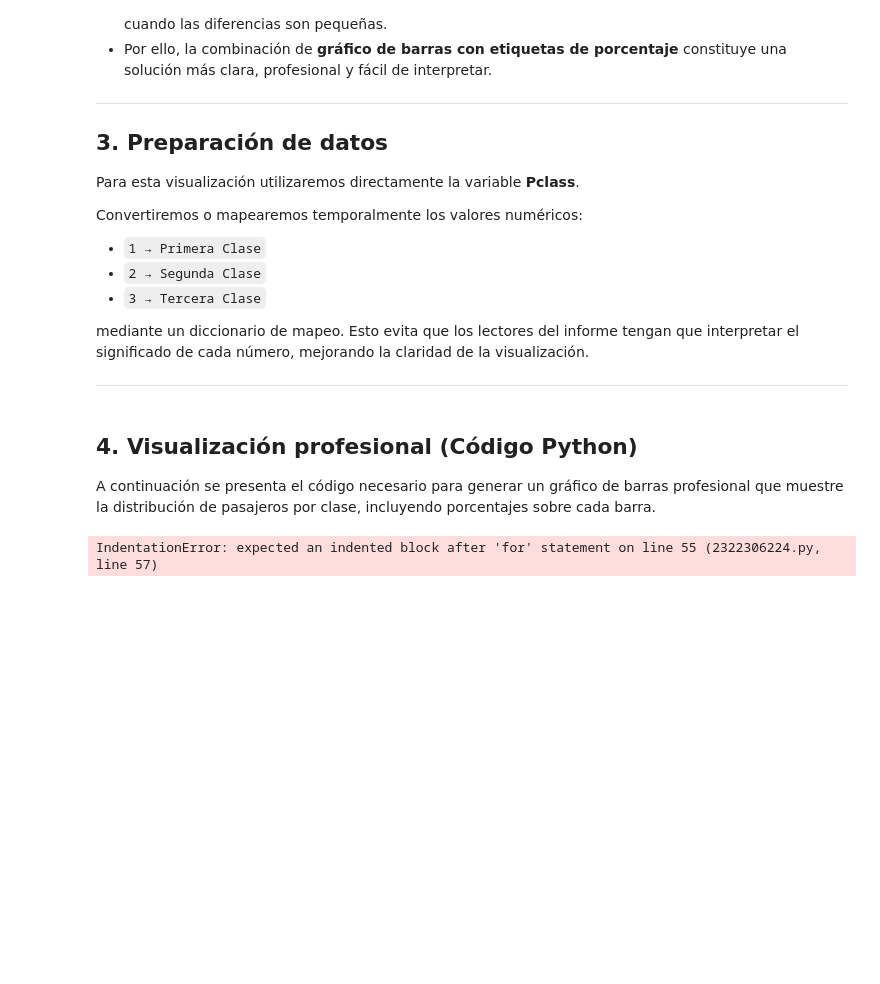
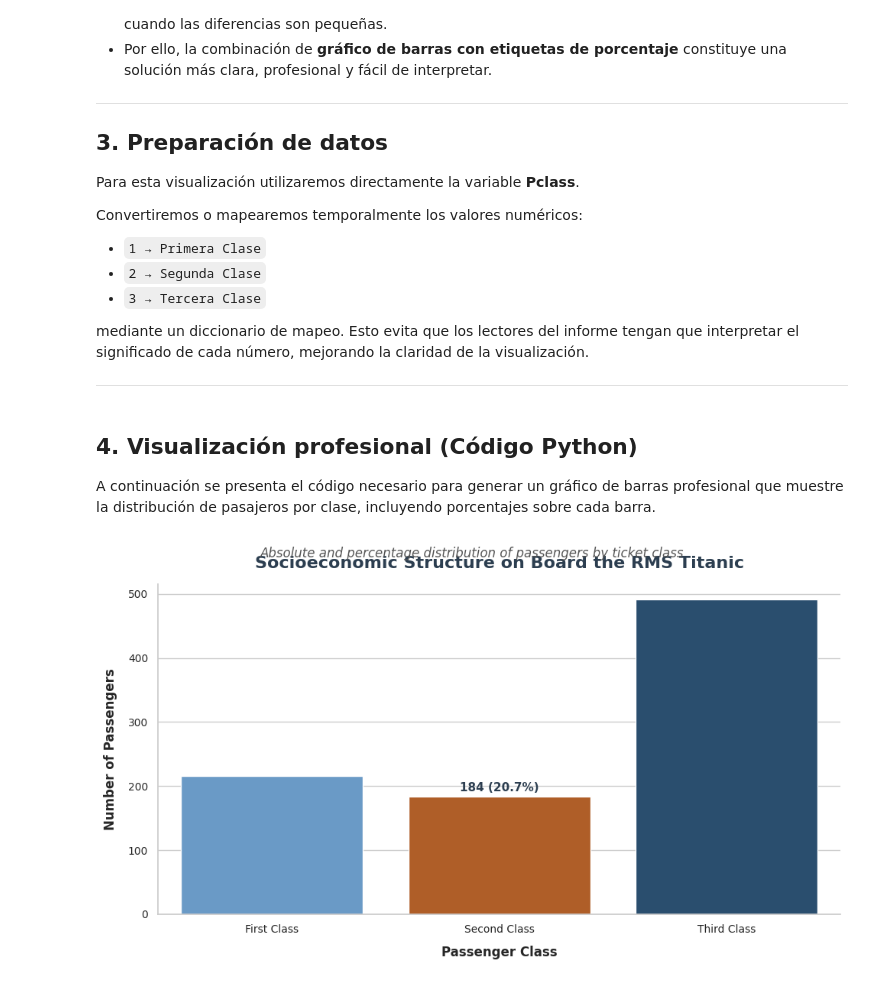
Before and after one commit to MariaIsaDurango/Titanic-Visualizacion, a Jupyter notebook: RMS_Titanic_—_Análisis_de_una_Tragedia_Visual.ipynb, the cells around one changed output. Drawn from its saved outputs; the diff is of its cells as text; code cells hidden in the pictures; blank space fills up the shorter version.

````diff
--- a/RMS_Titanic_—_Análisis_de_una_Tragedia_Visual.ipynb
+++ b/RMS_Titanic_—_Análisis_de_una_Tragedia_Visual.ipynb
@@ -359,9 +359,8 @@ total_passengers = len(df_p1)
 
 for p in ax.patches:
 # Calculate bar height (absolute count)
-height = p.get_height()
+  height = p.get_height()
 
-```
 # Calculate relative percentage
 percentage = (height / total_passengers) * 100
 
@@ -377,7 +376,7 @@ ax.annotate(
     weight='bold',
     color=PALETTE_TITANIC['Neutral_Dark']
 )
-```
+
 
 # ==============================================================================
 
@@ -400,31 +399,31 @@ style='italic',
 y=0.93,
 color='#555555'
 )
 
 plt.xlabel(
 'Passenger Class',
 fontsize=12,
 labelpad=10,
 weight='bold'
 )
 
 plt.ylabel(
 'Number of Passengers',
 fontsize=12,
 labelpad=10,
 weight='bold'
 )
 
 # Visual cleanup: remove unnecessary chart borders (top and right spines)
 
 sns.despine(left=False, bottom=False)
 
 # Optimize layout spacing
 
 plt.tight_layout()
 
 # Render the chart
 
 plt.show()
 # %% [output]
-IndentationError: expected an indented block after 'for' statement on line 55 (2322306224.py, line 57)
+[figure, added]
````
Also changed, not shown: parts of 4 cells of this notebook.
